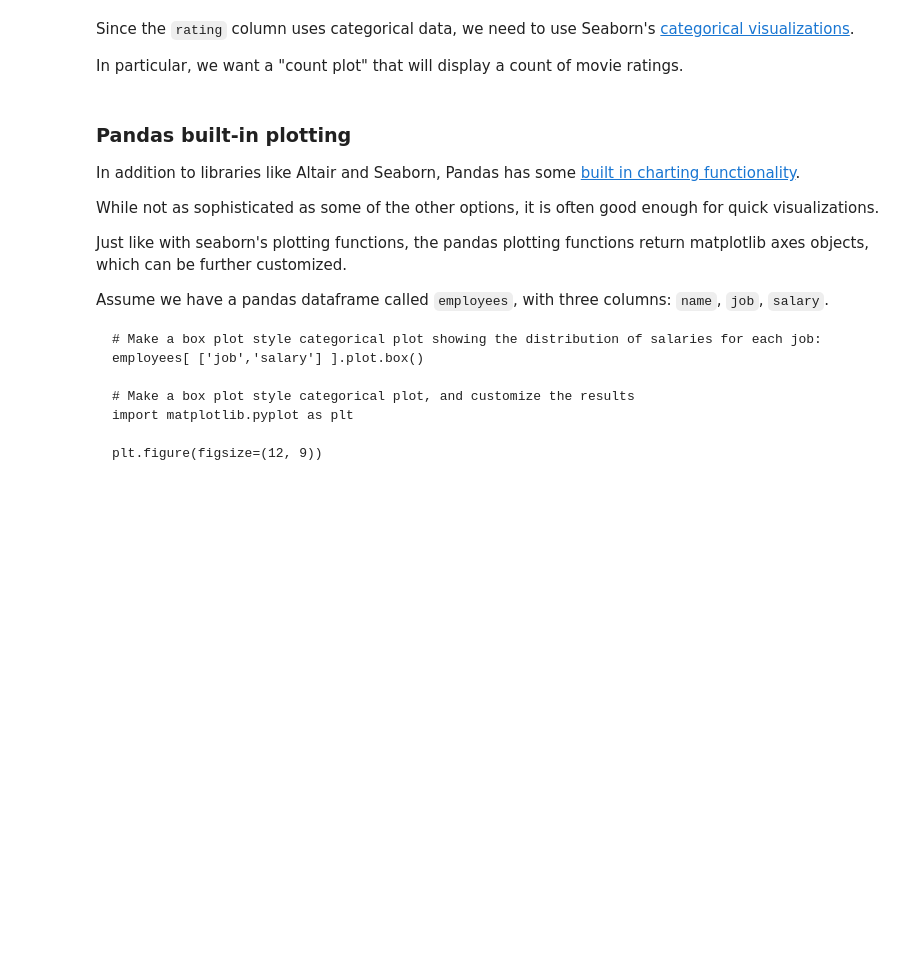
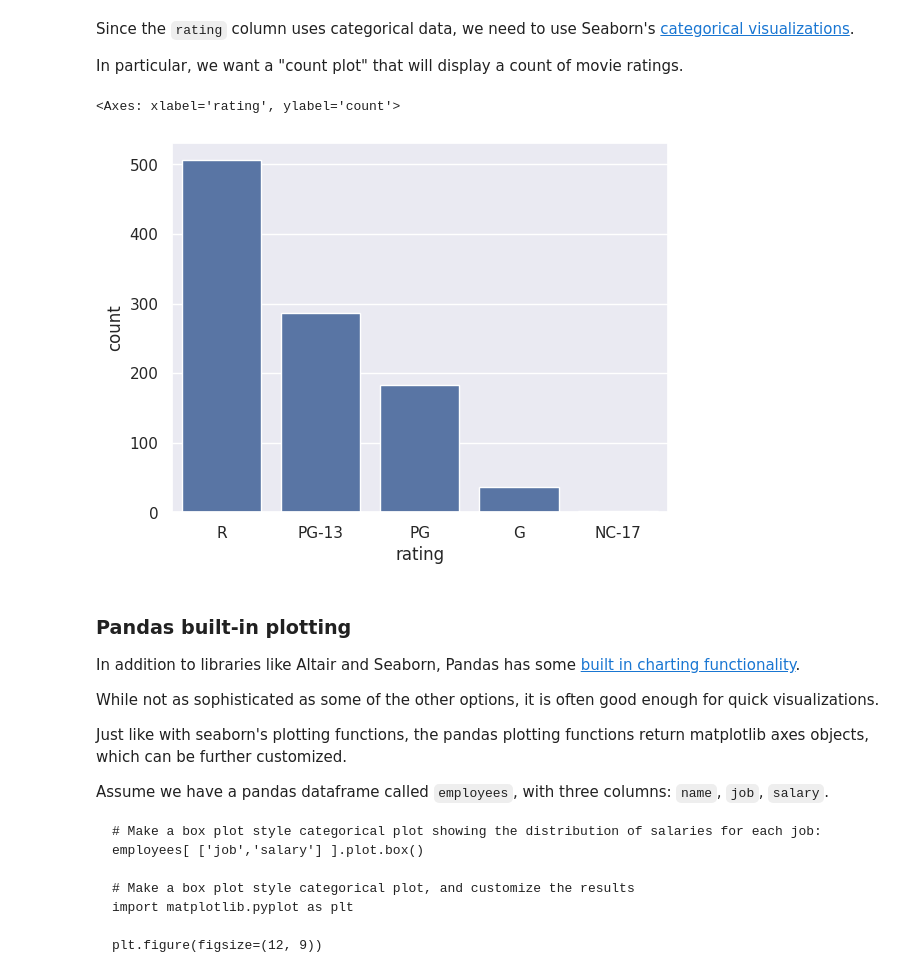
Before and after one commit to ClintCrockett/ds_450, a Jupyter notebook: notebooks/Exploration_01.ipynb, the cells around one changed output. Drawn from its saved outputs; the diff is of its cells as text; code cells hidden in the pictures; blank space fills up the shorter version.

```diff
--- a/notebooks/Exploration_01.ipynb
+++ b/notebooks/Exploration_01.ipynb
@@ -104,6 +124,10 @@ MPAA rating scheme.
 
 Let's [filter some more](https://pandas.pydata.org/docs/getting_started/intro_tutorials/03_subset_data.html) to just see movies rated with the standard MPAA ratings of G, PG, PG-13, R, and NC-17.
 # %%
-# Filter the list of movies to select a new subset containing only movies with
-# a standard MPAA rating. Calculate how many rows are in this new set, and
-# then see which ratings appear most often.
+# Filter the list of movies to select a new subset containing only
+# movies with a standard MPAA rating. Calculate how many rows are
+# in this new set, and then see which ratings appear most often.
+mpaa = movies[movies['rating'].isin(['G', 'PG', 'PG-13', 'R', 'NC-17'])]
+len(mpaa)
+
+mpaa['rating'].value_counts()
@@ -192,12 +233,18 @@ Optionally, you may wish to set some default chart aesthetics by [setting the ch
 # %%
 # Import the seaborn library the conventional way. Then optionally configure
 # the default chart style.
+import seaborn as sns
+sns.set_theme()
 # %% [markdown]
 Since the `rating` column uses categorical data, we need to use Seaborn's [categorical visualizations](https://seaborn.pydata.org/tutorial/categorical.html).
 
 In particular, we want a "count plot" that will display a count of movie ratings.
 # %%
 # Use seaborn to create a count plot comparing the count of each movie rating
+sns.countplot(data=mpaa, x='rating')
+# %% [output]
+<Axes: xlabel='rating', ylabel='count'>
+[figure, added]
 # %% [markdown]
 ### Pandas built-in plotting
 In addition to libraries like Altair and Seaborn, Pandas has some [built in charting functionality](https://pandas.pydata.org/docs/getting_started/intro_tutorials/04_plotting.html).
```
Also changed, not shown: parts of 13 cells of this notebook.
